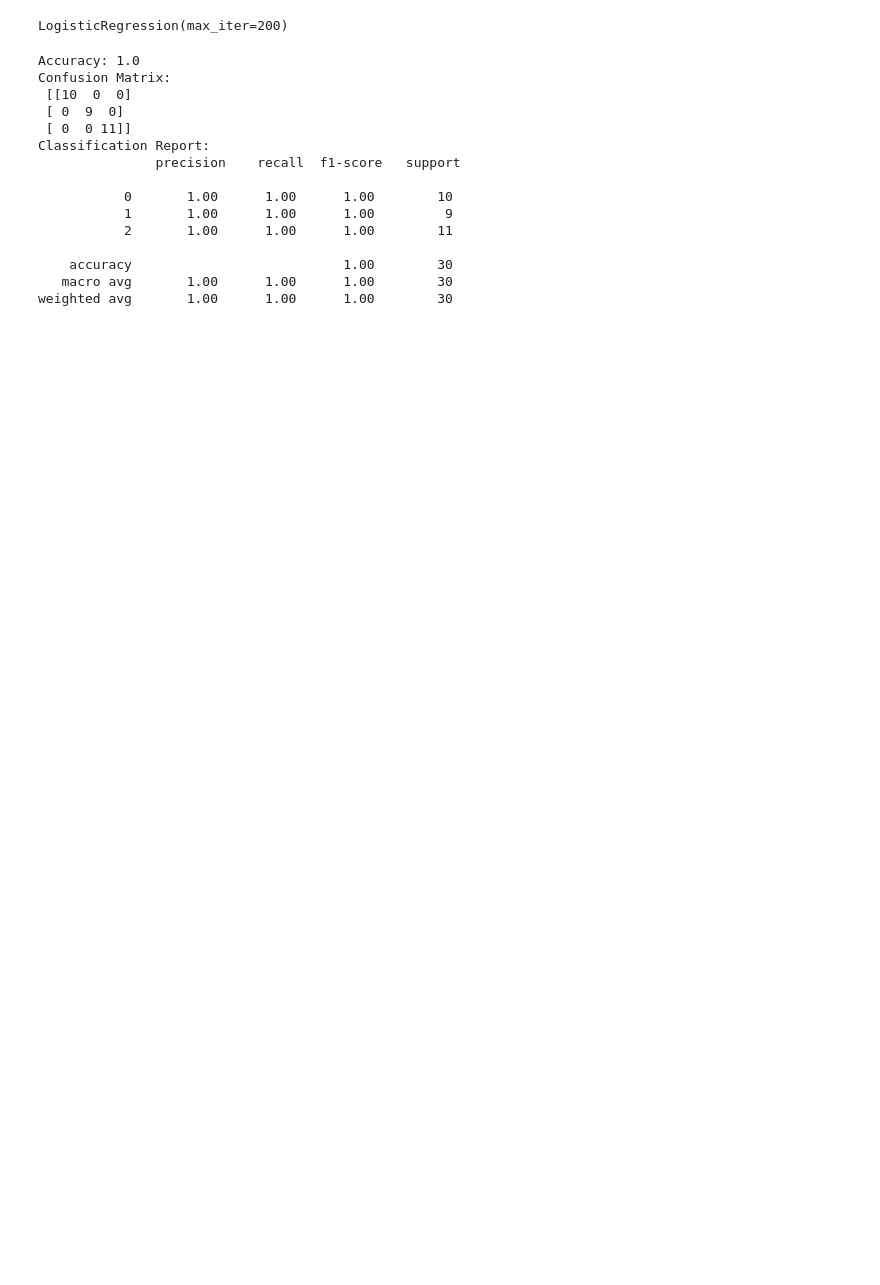
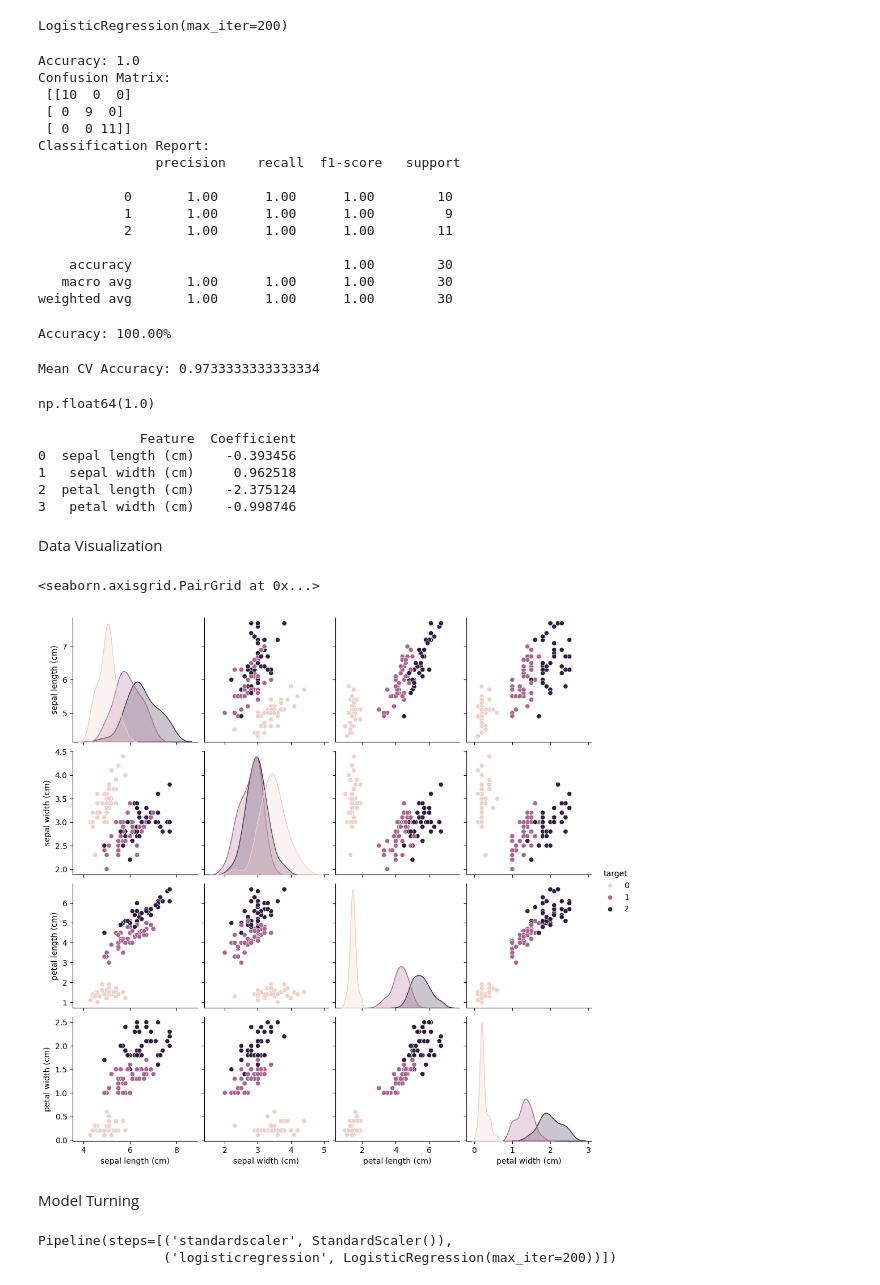
Before and after one commit to CajunCompiler/SYBCA-SEM4, a Jupyter notebook: Logistic_Regression_on_Iris_Dataset.ipynb, the cells around one changed output. Drawn from its saved outputs; the diff is of its cells as text; code cells hidden in the pictures; blank space fills up the shorter version.

```diff
--- a/Logistic_Regression_on_Iris_Dataset.ipynb
+++ b/Logistic_Regression_on_Iris_Dataset.ipynb
@@ -19,8 +19,9 @@ y = data.target
 # Class labels
 #This is supervised learning because labels (y) are available.
 # %%
-#3. Split data into training and testing sets
-X_train, X_test, y_train, y_test = train_test_split(X, y, test_size=0.2,random_state=42
+# 3. Split data into training and testing sets
+X_train, X_test, y_train, y_test = train_test_split(
+    X, y, test_size=0.2, random_state=42
 )
 # %%
 #Print actual content at the training and test indices
@@ -37,3 +30,11 @@ IndexError: only integers, slices (`:`), ellipsis (`...`), numpy.newaxis (`None`
+# %%
+# Convert NumPy arrays to Pandas DataFrames
+train_data = pd.DataFrame(X_train, columns=data.feature_names)
+test_data = pd.DataFrame(X_test, columns=data.feature_names)
+
+# Add target column
+train_data['target'] = y_train
+test_data['target'] = y_test
 # %%
 #4. Create and train the classification model
 model = LogisticRegression(max_iter=200)
@@ -64,3 +65,52 @@ Classification Report:
     accuracy                           1.00        30
    macro avg       1.00      1.00      1.00        30
 weighted avg       1.00      1.00      1.00        30
+# %%
+#accuracy to percentage
+accuracy = accuracy_score(y_test, y_pred)
+accuracy_percentage = accuracy * 100
+
+print(f"Accuracy: {accuracy_percentage:.2f}%")
+# %% [output]
+Accuracy: 100.00%
+# %%
+#Cross Validation
+from sklearn.model_selection import cross_val_score
+scores = cross_val_score(model, X, y, cv=5)  # 5-fold CV
+print("Mean CV Accuracy:", scores.mean())
+# %% [output]
+Mean CV Accuracy: 0.9733333333333334
+# %%
+#Precission/Recall Curve
+from sklearn.preprocessing import label_binarize
+from sklearn.metrics import roc_auc_score, RocCurveDisplay
+
+y_bin = label_binarize(y_test, classes=[0,1,2])
+y_score = model.predict_proba(X_test)
+roc_auc_score(y_bin, y_score, average='macro', multi_class='ovr')
+# %% [output]
+np.float64(1.0)
+# %%
+#Feature Analysis
+coeff_df = pd.DataFrame({
+    'Feature': data.feature_names,
+    'Coefficient': model.coef_[0]  # For class 0 vs rest
+})
+print(coeff_df)
+# %% [output]
+             Feature  Coefficient
+0  sepal length (cm)    -0.393456
+1   sepal width (cm)     0.962518
+2  petal length (cm)    -2.375124
+3   petal width (cm)    -0.998746
+# %% [markdown]
+Data Visualization
+# %%
+#Scatter Plot
+import seaborn as sns
+sns.pairplot(train_data, hue='target')
+# %% [output]
+<seaborn.axisgrid.PairGrid at 0x...>
+[figure, added]
+# %% [markdown]
+Model Turning
@@ -66,0 +120,10 @@ weighted avg       1.00      1.00      1.00        30
+# %%
+#pipeline Scaling
+from sklearn.preprocessing import StandardScaler
+from sklearn.pipeline import make_pipeline
+
+pipe = make_pipeline(StandardScaler(), LogisticRegression(max_iter=200))
+pipe.fit(X_train, y_train)
+# %% [output]
+Pipeline(steps=[('standardscaler', StandardScaler()),
+                ('logisticregression', LogisticRegression(max_iter=200))])
```
Also changed, not shown: parts of 2 cells of this notebook.
